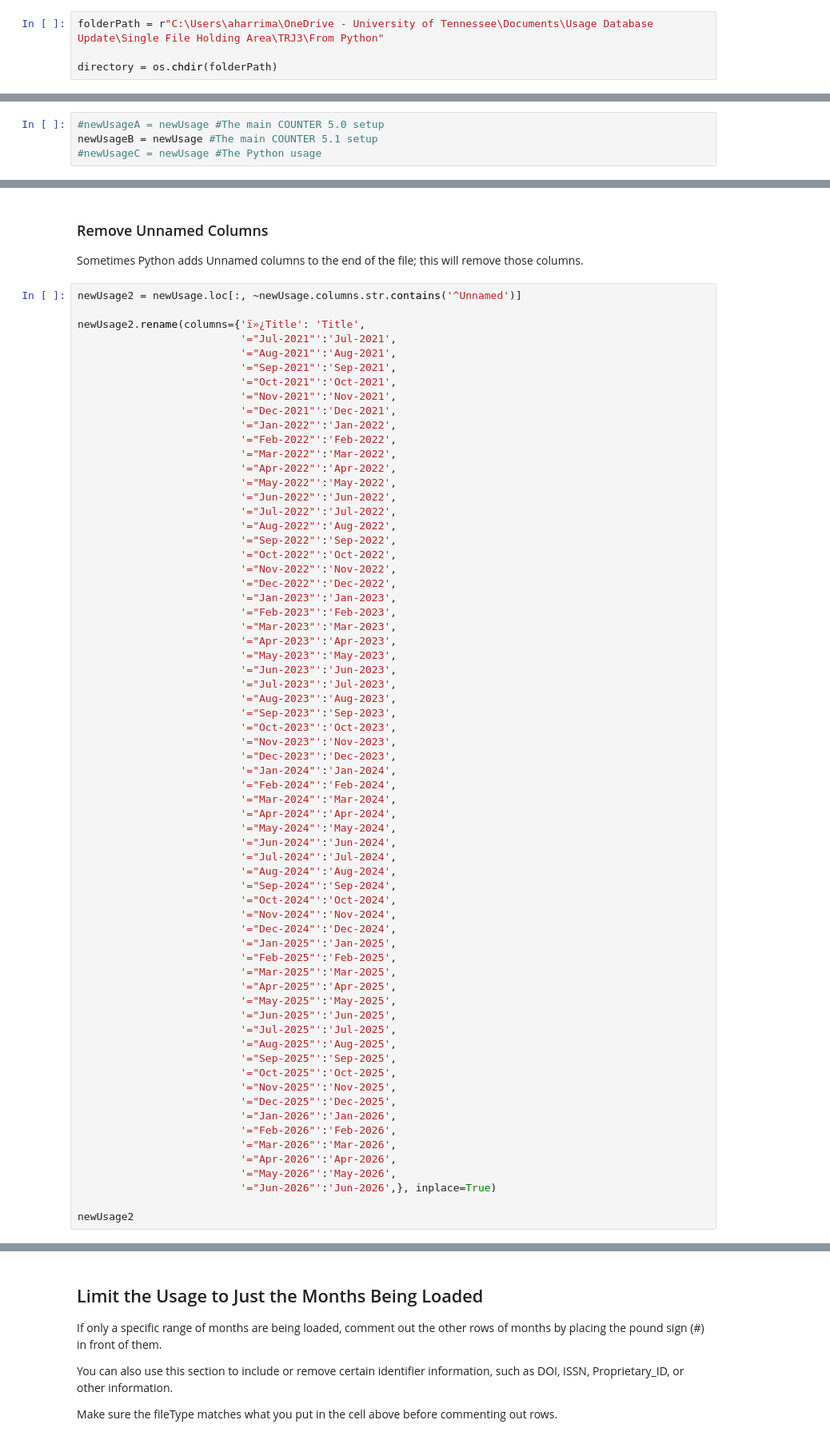
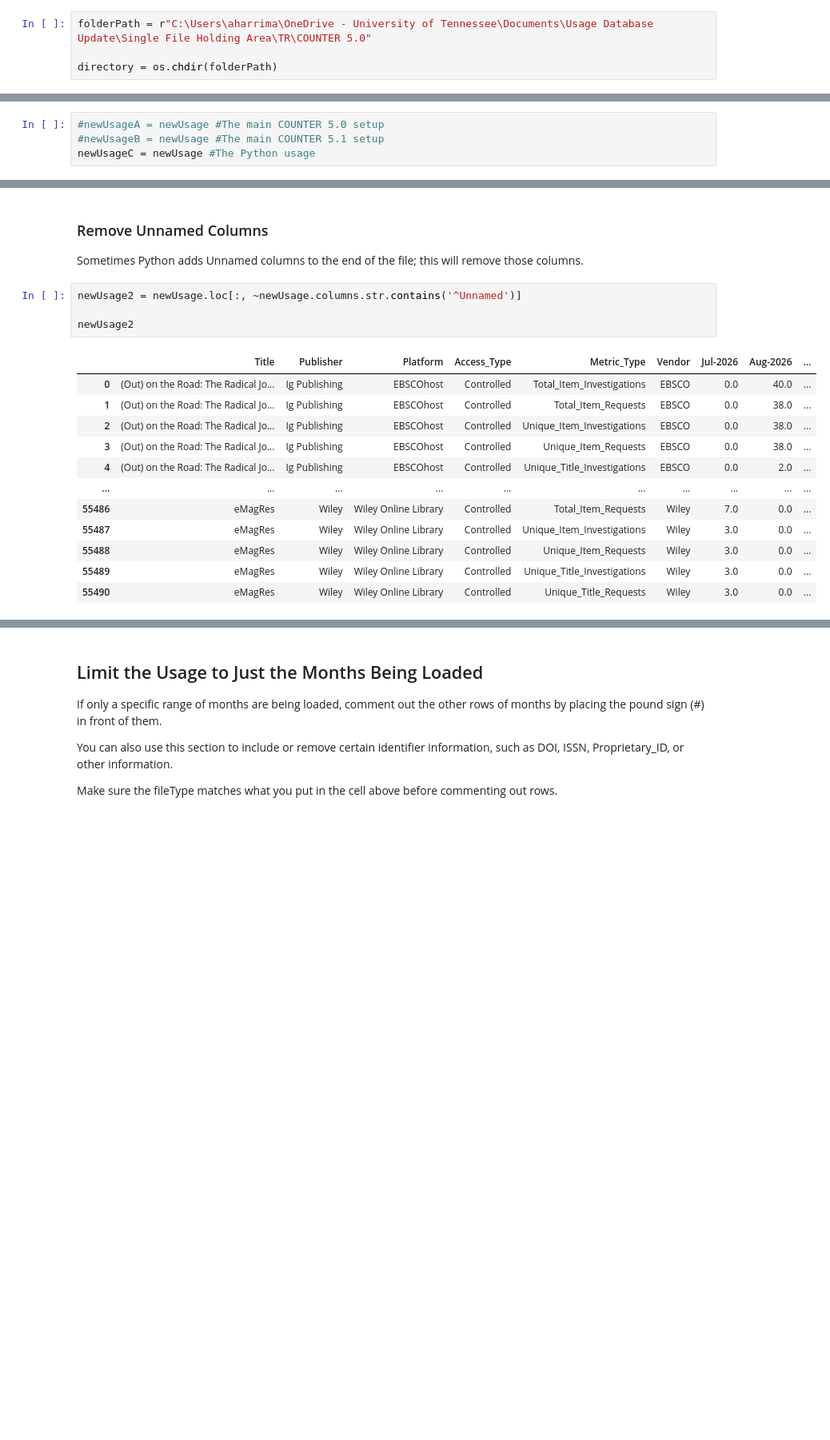
Before and after one commit to utkdigitalinitiatives/apcs-usage-database, a Jupyter notebook: Uploading COUNTER Data to SQLite3.ipynb, the cells around one changed output, grey strips where cells are left out. Shown at 80% size. Drawn from its saved outputs; the diff is of its cells as text; blank space fills up the shorter version.

Commit message:
COUNTER Timeline Integration

```diff
--- a/Uploading COUNTER Data to SQLite3.ipynb
+++ b/Uploading COUNTER Data to SQLite3.ipynb
@@ -39,7 +39,7 @@ The easiest method to do this is by going into your files, right-clicking on the
 
 ## Make sure the folderPath starts with an 'r' and that the path is in full quotation marks.
 # %%
-folderPath = r"C:\Users\aharrima\OneDrive - University of Tennessee\Documents\Usage Database Update\Single File Holding Area\TRJ3\From Python"
+folderPath = r"C:\Users\aharrima\OneDrive - University of Tennessee\Documents\Usage Database Update\Single File Holding Area\TR\COUNTER 5.0"
 
 directory = os.chdir(folderPath)
 # %% [markdown]
@@ -607,7 +781,7 @@ If you are loading more than one type of usage, use the cells below to store eac
 # %%
 #newUsageA = newUsage #The main COUNTER 5.0 setup
-newUsageB = newUsage #The main COUNTER 5.1 setup
-#newUsageC = newUsage #The Python usage
+#newUsageB = newUsage #The main COUNTER 5.1 setup
+newUsageC = newUsage #The Python usage
 # %%
 newUsage = pd.concat([newUsageA, newUsageB, newUsageC], ignore_index = True)
 # %%
@@ -633,66 +807,17 @@ Sometimes Python adds Unnamed columns to the end of the file; this will remove t
 # %%
 newUsage2 = newUsage.loc[:, ~newUsage.columns.str.contains('^Unnamed')]
 
-newUsage2.rename(columns={'ï»¿Title': 'Title',
-                          '="Jul-2021"':'Jul-2021',
-                          '="Aug-2021"':'Aug-2021',
-                          '="Sep-2021"':'Sep-2021',
-                          '="Oct-2021"':'Oct-2021',
-                          '="Nov-2021"':'Nov-2021',
-                          '="Dec-2021"':'Dec-2021',
-                          '="Jan-2022"':'Jan-2022',
-                          '="Feb-2022"':'Feb-2022',
-                          '="Mar-2022"':'Mar-2022',
-                          '="Apr-2022"':'Apr-2022',
-                          '="May-2022"':'May-2022',
-                          '="Jun-2022"':'Jun-2022',
-                          '="Jul-2022"':'Jul-2022',
-                          '="Aug-2022"':'Aug-2022',
-                          '="Sep-2022"':'Sep-2022',
-                          '="Oct-2022"':'Oct-2022',
-                          '="Nov-2022"':'Nov-2022',
-                          '="Dec-2022"':'Dec-2022',
-                          '="Jan-2023"':'Jan-2023',
-                          '="Feb-2023"':'Feb-2023',
-                          '="Mar-2023"':'Mar-2023',
-                          '="Apr-2023"':'Apr-2023',
-                          '="May-2023"':'May-2023',
-                          '="Jun-2023"':'Jun-2023',
-                          '="Jul-2023"':'Jul-2023',
-                          '="Aug-2023"':'Aug-2023',
-                          '="Sep-2023"':'Sep-2023',
-                          '="Oct-2023"':'Oct-2023',
-                          '="Nov-2023"':'Nov-2023',
-                          '="Dec-2023"':'Dec-2023',
-                          '="Jan-2024"':'Jan-2024',
-                          '="Feb-2024"':'Feb-2024',
-                          '="Mar-2024"':'Mar-2024',
-                          '="Apr-2024"':'Apr-2024',
-                          '="May-2024"':'May-2024',
-                          '="Jun-2024"':'Jun-2024',
-                          '="Jul-2024"':'Jul-2024',
-                          '="Aug-2024"':'Aug-2024',
-                          '="Sep-2024"':'Sep-2024',
-                          '="Oct-2024"':'Oct-2024',
-                          '="Nov-2024"':'Nov-2024',
-                          '="Dec-2024"':'Dec-2024',
-                          '="Jan-2025"':'Jan-2025',
-                          '="Feb-2025"':'Feb-2025',
-                          '="Mar-2025"':'Mar-2025',
-                          '="Apr-2025"':'Apr-2025',
-                          '="May-2025"':'May-2025',
-                          '="Jun-2025"':'Jun-2025',
-                          '="Jul-2025"':'Jul-2025',
-                          '="Aug-2025"':'Aug-2025',
-                          '="Sep-2025"':'Sep-2025',
-                          '="Oct-2025"':'Oct-2025',
-                          '="Nov-2025"':'Nov-2025',
-                          '="Dec-2025"':'Dec-2025',
-                          '="Jan-2026"':'Jan-2026',
-                          '="Feb-2026"':'Feb-2026',
-                          '="Mar-2026"':'Mar-2026',
-                          '="Apr-2026"':'Apr-2026',
-                          '="May-2026"':'May-2026',
-                          '="Jun-2026"':'Jun-2026',}, inplace=True)
-
 newUsage2
+# %% [output]
+|  | Title | Publisher | Platform | Access_Type | Metric_Type | Vendor | Jul-2026 | Aug-2026 | ... |
+| 0 | (Out) on the Road: The Radical Jo... | Ig Publishing | EBSCOhost | Controlled | Total_Item_Investigations | EBSCO | 0.0 | 40.0 | ... |
+| 1 | (Out) on the Road: The Radical Jo... | Ig Publishing | EBSCOhost | Controlled | Total_Item_Requests | EBSCO | 0.0 | 38.0 | ... |
+| 2 | (Out) on the Road: The Radical Jo... | Ig Publishing | EBSCOhost | Controlled | Unique_Item_Investigations | EBSCO | 0.0 | 38.0 | ... |
+| 3 | (Out) on the Road: The Radical Jo... | Ig Publishing | EBSCOhost | Controlled | Unique_Item_Requests | EBSCO | 0.0 | 38.0 | ... |
+| 4 | (Out) on the Road: The Radical Jo... | Ig Publishing | EBSCOhost | Controlled | Unique_Title_Investigations | EBSCO | 0.0 | 2.0 | ... |
+| ... | ... | ... | ... | ... | ... | ... | ... | ... | ... |
+| 55486 | eMagRes | Wiley | Wiley Online Library | Controlled | Total_Item_Requests | Wiley | 7.0 | 0.0 | ... |
+| 55487 | eMagRes | Wiley | Wiley Online Library | Controlled | Unique_Item_Investigations | Wiley | 3.0 | 0.0 | ... |
+| 55488 | eMagRes | Wiley | Wiley Online Library | Controlled | Unique_Item_Requests | Wiley | 3.0 | 0.0 | ... |
+| 55489 | eMagRes | Wiley | Wiley Online Library | Controlled | Unique_Title_Investigations | Wiley | 3.0 | 0.0 | ... |
+| 55490 | eMagRes | Wiley | Wiley Online Library | Controlled | Unique_Title_Requests | Wiley | 3.0 | 0.0 | ... |
```
Also changed, not shown: parts of 64 cells of this notebook, 4 other files.
